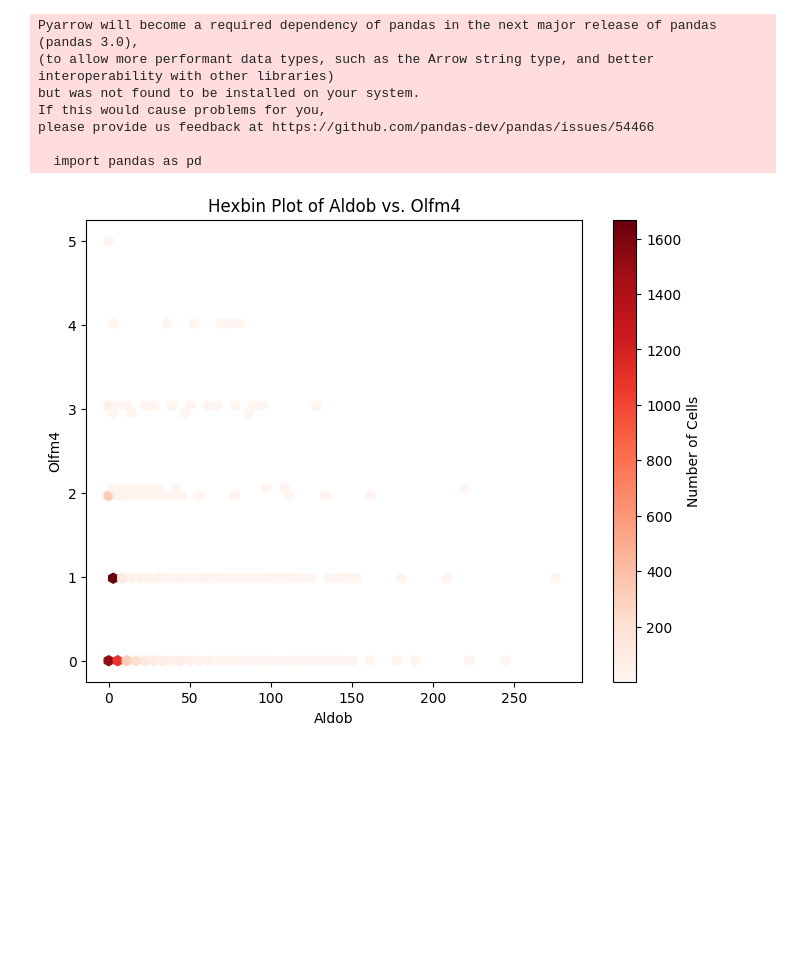
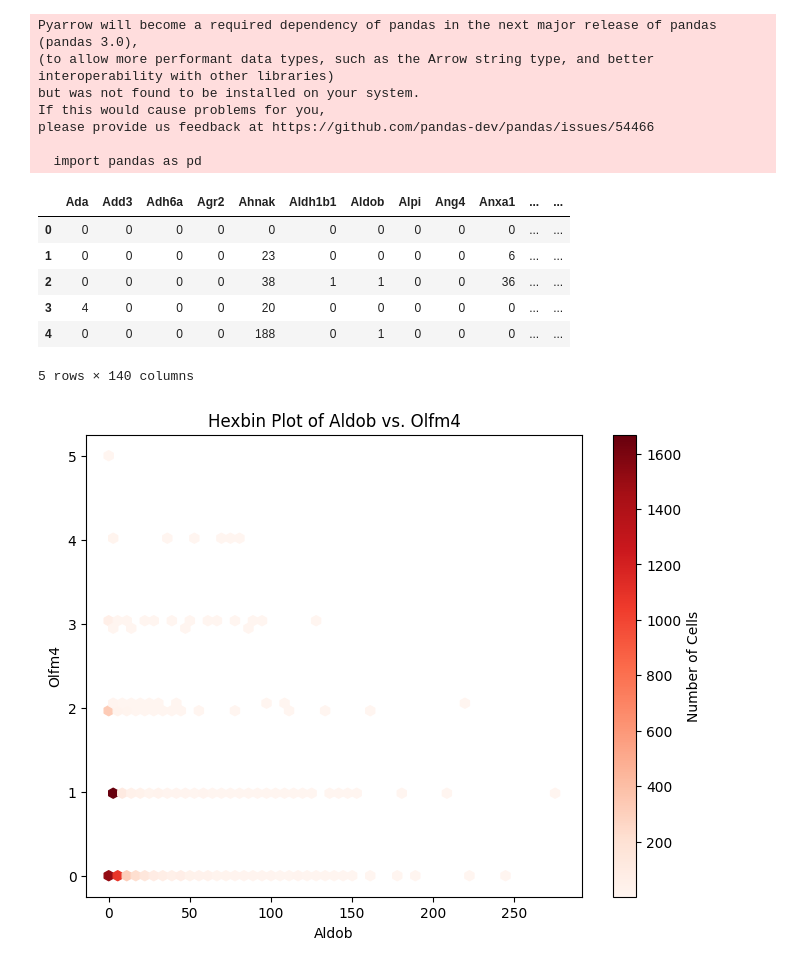
Before and after one commit to arjunrajlaboratory/l-metric, a Jupyter notebook: l_metric_demo.ipynb, the cells around one changed output. Cells and saved outputs as stored; diff of their text form; code cells hidden in the pictures; blank space fills up the shorter version.

```diff
--- a/l_metric_demo.ipynb
+++ b/l_metric_demo.ipynb
@@ -34,6 +34,12 @@ please provide us feedback at https://github.com/pandas-dev/pandas/issues/54466
 # %%
 # Load the gene expression data
 df = pd.read_csv('output_file.csv')
-
-# Initialize the LMetricCalculator with the DataFrame
-calculator = LMetricCalculator(df)
+df.head()
+# %% [output]
+|  | Ada | Add3 | Adh6a | Agr2 | Ahnak | Aldh1b1 | Aldob | Alpi | Ang4 | Anxa1 | ... | ... |
+| 0 | 0 | 0 | 0 | 0 | 0 | 0 | 0 | 0 | 0 | 0 | ... | ... |
+| 1 | 0 | 0 | 0 | 0 | 23 | 0 | 0 | 0 | 0 | 6 | ... | ... |
+| 2 | 0 | 0 | 0 | 0 | 38 | 1 | 1 | 0 | 0 | 36 | ... | ... |
+| 3 | 4 | 0 | 0 | 0 | 20 | 0 | 0 | 0 | 0 | 0 | ... | ... |
+| 4 | 0 | 0 | 0 | 0 | 188 | 0 | 1 | 0 | 0 | 0 | ... | ... |
+5 rows × 140 columns
```
Also changed, not shown: parts of 6 cells of this notebook, 1 other file.
